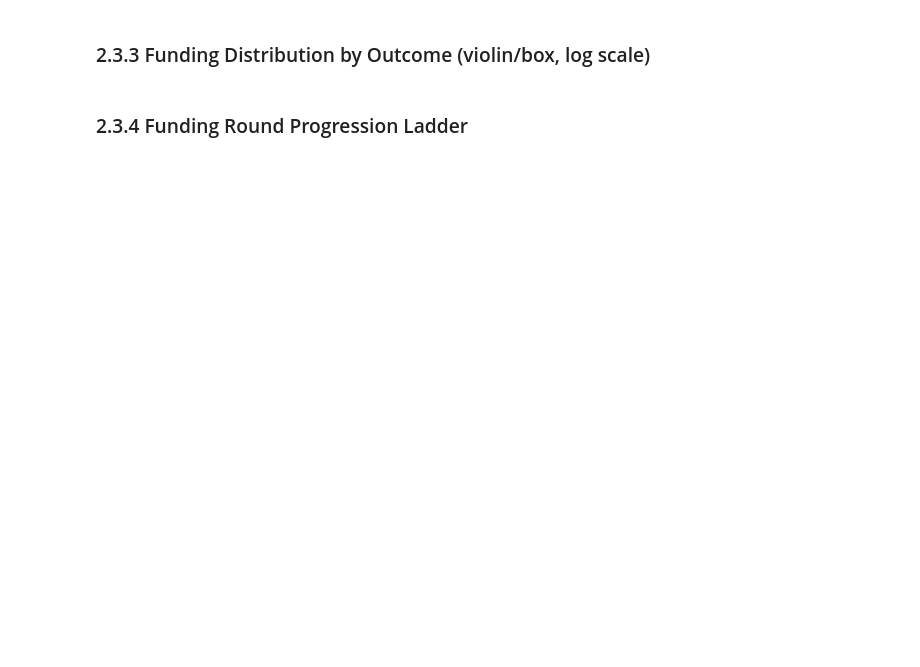
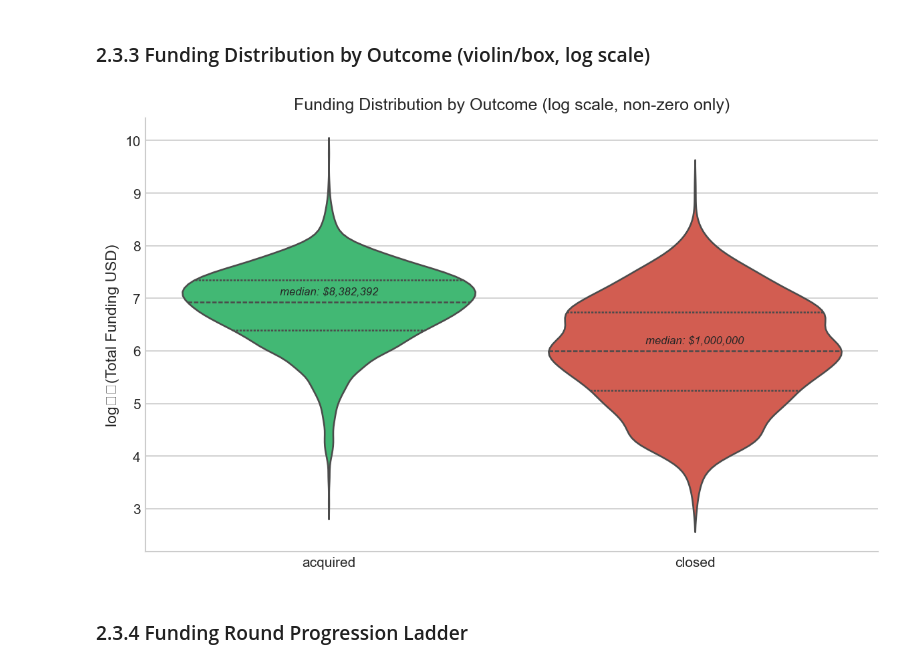
Before and after one commit to uleso26/Predictive-Analytics-Individual-Coursework-, a Jupyter notebook: notebooks/02_eda.ipynb, the cells around one changed output. Drawn from its saved outputs; the diff is of its cells as text; code cells hidden in the pictures; blank space fills up the shorter version.

```diff
--- a/notebooks/02_eda.ipynb
+++ b/notebooks/02_eda.ipynb
@@ -40,0 +204,11 @@ Before any plots — systematic data quality checks:
+# %%
+# Label distribution and terminal subset
+print("Status distribution:")
+print(df['status'].value_counts(dropna=False))
+
+# Create terminal subset for visual EDA
+terminal = df[df['status'].isin(['acquired', 'closed'])].copy()
+terminal['target'] = (terminal['status'] == 'acquired').astype(int)
+print(f"\nTerminal subset: {len(terminal)} rows")
+print(f"  Acquired: {terminal['target'].sum()} ({terminal['target'].mean()*100:.1f}%)")
+print(f"  Closed:   {(1-terminal['target']).sum().astype(int)} ({(1-terminal['target'].mean())*100:.1f}%)")
@@ -49,4 +280,26 @@ Minimum 12 publication-quality figures.
 # %% [markdown]
 ### 2.3.3 Funding Distribution by Outcome (violin/box, log scale)
+# %%
+# Figure 3: Funding Distribution by Outcome
+fig, ax = plt.subplots(figsize=(8, 5))
+term_funding = terminal[terminal['funding_total_clean'] > 0].copy()
+term_funding['log_funding'] = np.log10(term_funding['funding_total_clean'])
+palette = {'acquired': '#2ECC71', 'closed': '#E74C3C'}
+sns.violinplot(data=term_funding, x='status', y='log_funding', palette=palette,
+               inner='quartile', ax=ax, order=['acquired', 'closed'])
+ax.set_ylabel('log₁₀(Total Funding USD)')
+ax.set_xlabel('')
+ax.set_title('Funding Distribution by Outcome (log scale, non-zero only)')
+medians = term_funding.groupby('status')['log_funding'].median()
+for i, status in enumerate(['acquired', 'closed']):
+    ax.text(i, medians[status] + 0.15, f'median: ${10**medians[status]:,.0f}',
+            ha='center', fontsize=8, fontstyle='italic')
+ax.spines['top'].set_visible(False)
+ax.spines['right'].set_visible(False)
+plt.tight_layout()
+plt.savefig(f'{FIGURE_DIR}/03_funding_by_outcome.png', bbox_inches='tight')
+plt.show()
+# %% [output]
+[figure, added]
 # %% [markdown]
 ### 2.3.4 Funding Round Progression Ladder
```
Also changed, not shown: parts of 32 cells of this notebook, 15 other files.
